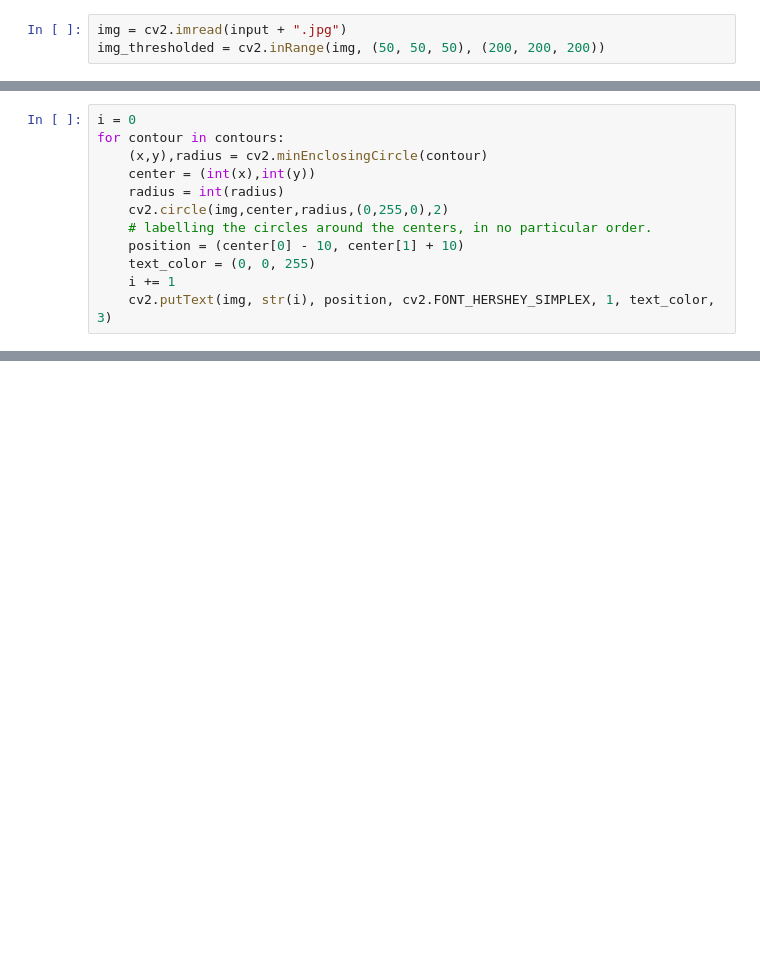
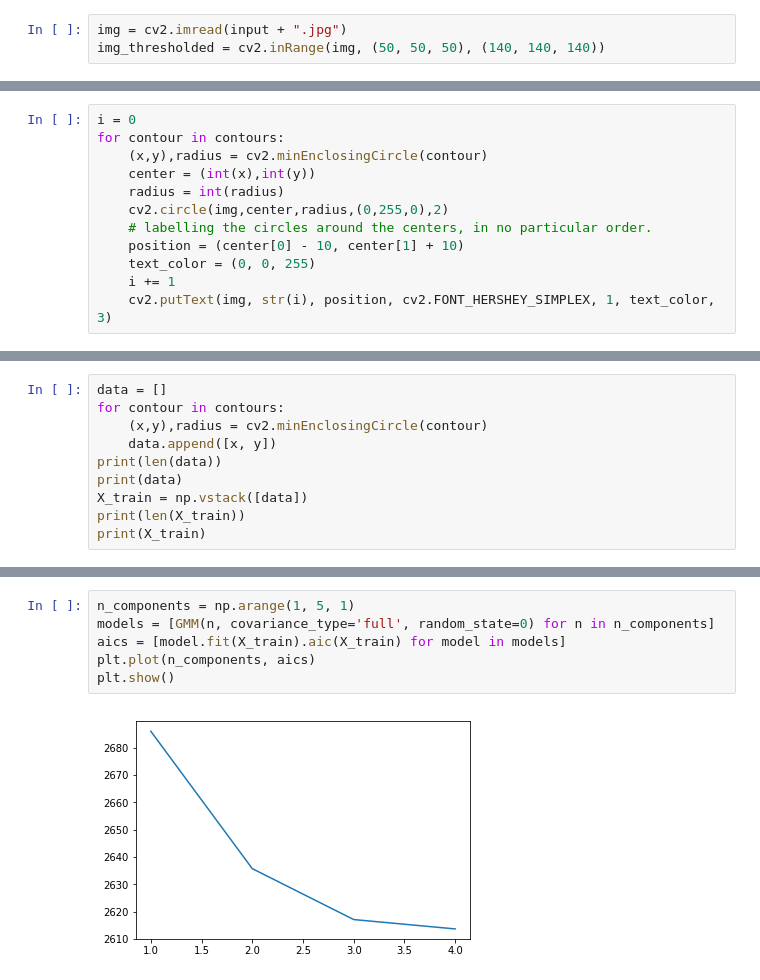
Before and after one commit to OuyeXie/sagemaker-test, a Jupyter notebook: ArcheryRegression/readIamage.ipynb, the cells around one changed output, grey strips where cells are left out. Cells and saved outputs as stored; diff of their text form; blank space fills up the shorter version.

Commit message:
plot some GMM contour

```diff
--- a/ArcheryRegression/readIamage.ipynb
+++ b/ArcheryRegression/readIamage.ipynb
@@ -6,7 +6,7 @@ from matplotlib import pyplot as plt
 input = './data/IMG_2317_maual_cleaned'
 # %%
 img = cv2.imread(input + ".jpg")
-img_thresholded = cv2.inRange(img, (50, 50, 50), (200, 200, 200))
+img_thresholded = cv2.inRange(img, (50, 50, 50), (140, 140, 140))
 # %%
 plt.imshow(img_thresholded, cmap = 'gray', interpolation = 'bicubic')
 plt.xticks([]), plt.yticks([])  # to hide tick values on X and Y axis
@@ -42,0 +55,10 @@ cv2.imwrite(input + "_processed.jpg",img)
+# %%
+data = []
+for contour in contours:
+    (x,y),radius = cv2.minEnclosingCircle(contour)
+    data.append([x, y])
+print(len(data))
+print(data)
+X_train = np.vstack([data])
+print(len(X_train))
+print(X_train)
@@ -42,0 +83,8 @@ cv2.imwrite(input + "_processed.jpg",img)
+# %%
+n_components = np.arange(1, 5, 1)
+models = [GMM(n, covariance_type='full', random_state=0) for n in n_components]
+aics = [model.fit(X_train).aic(X_train) for model in models]
+plt.plot(n_components, aics)
+plt.show()
+# %% [output]
+[figure, added]
```
Also changed, not shown: parts of 8 cells of this notebook, 1 other file.
